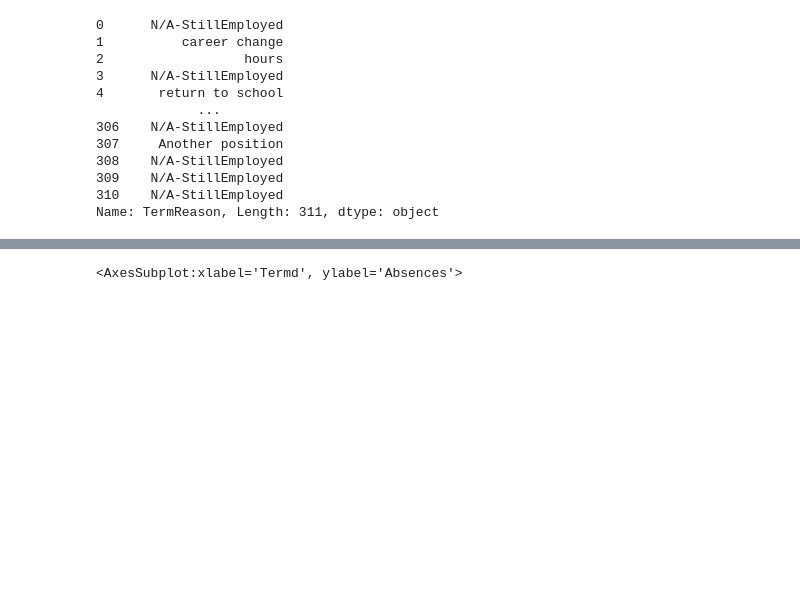
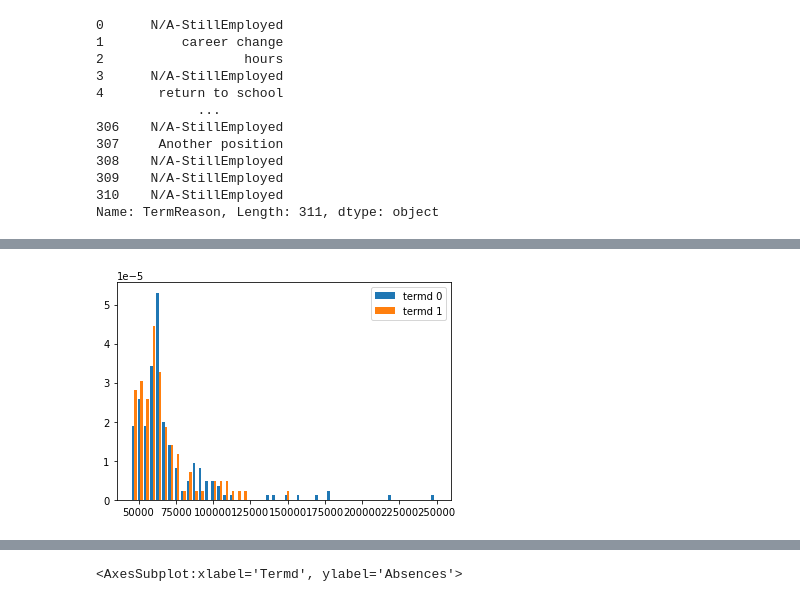
Before and after one commit to shunki-akiyama/HR-Analytics, a Jupyter notebook: HR Analytics.ipynb, the cells around one changed output, grey strips where cells are left out. Saved outputs shown, nothing was run; the diff lists cells and outputs as text; code cells hidden in the pictures; blank space fills up the shorter version.

```diff
--- a/HR Analytics.ipynb
+++ b/HR Analytics.ipynb
@@ -305,0 +299,10 @@ sns.countplot(x="PerformanceScore", hue="Termd", data=df)
+# %%
+# sns.histplot(data=df, x='Salary', hue='Termd',  stat="density")
+
+fig = plt.figure()
+ax = fig.add_subplot(1, 1, 1)
+ax.hist([df.Salary[df.Termd==0], df.Salary[df.Termd==1]],bins=50, density=True)
+plt.legend(['termd 0', 'termd 1'])
+plt.show()
+# %% [output]
+[figure, added]
```
Also changed, not shown: parts of 48 cells of this notebook, 18 other files.
